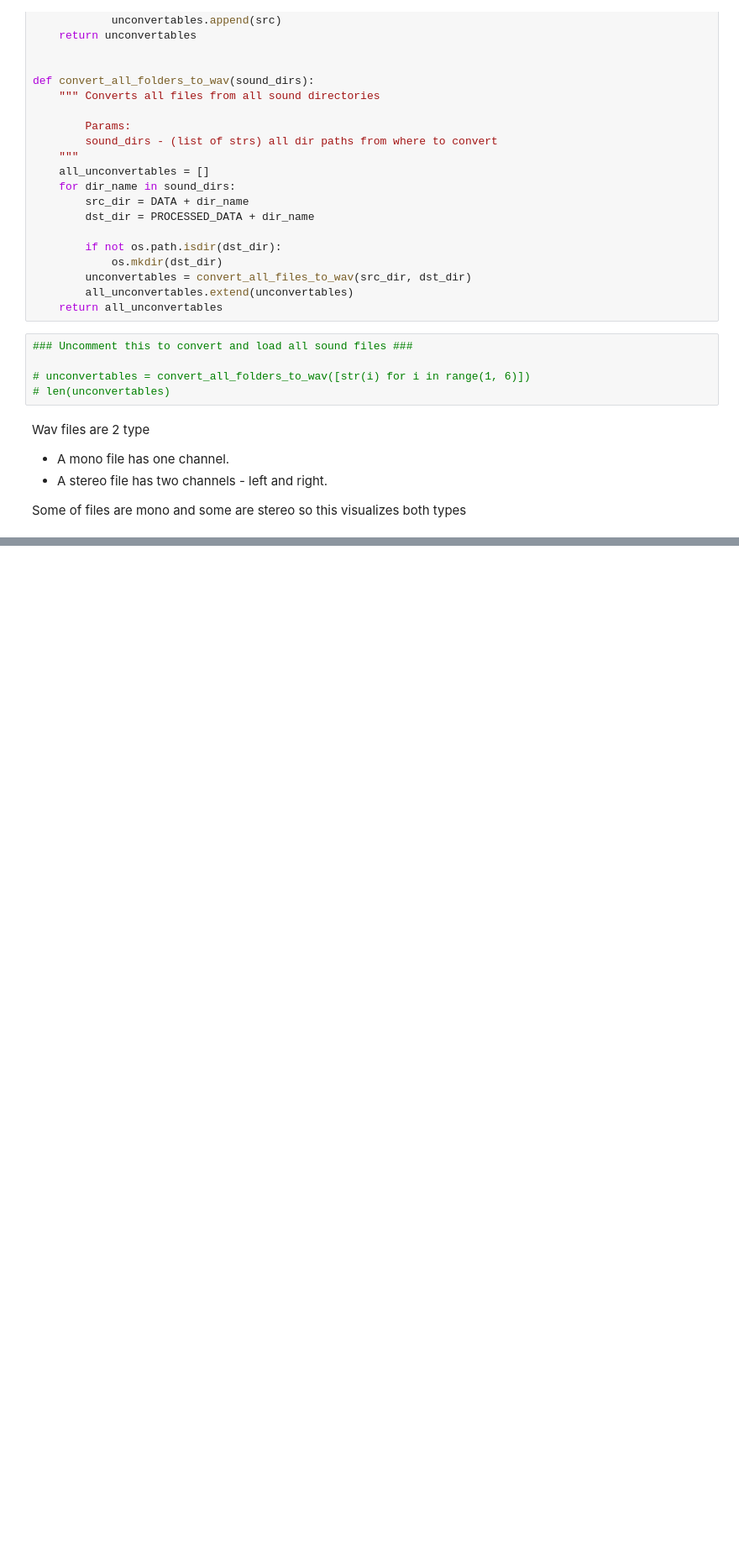
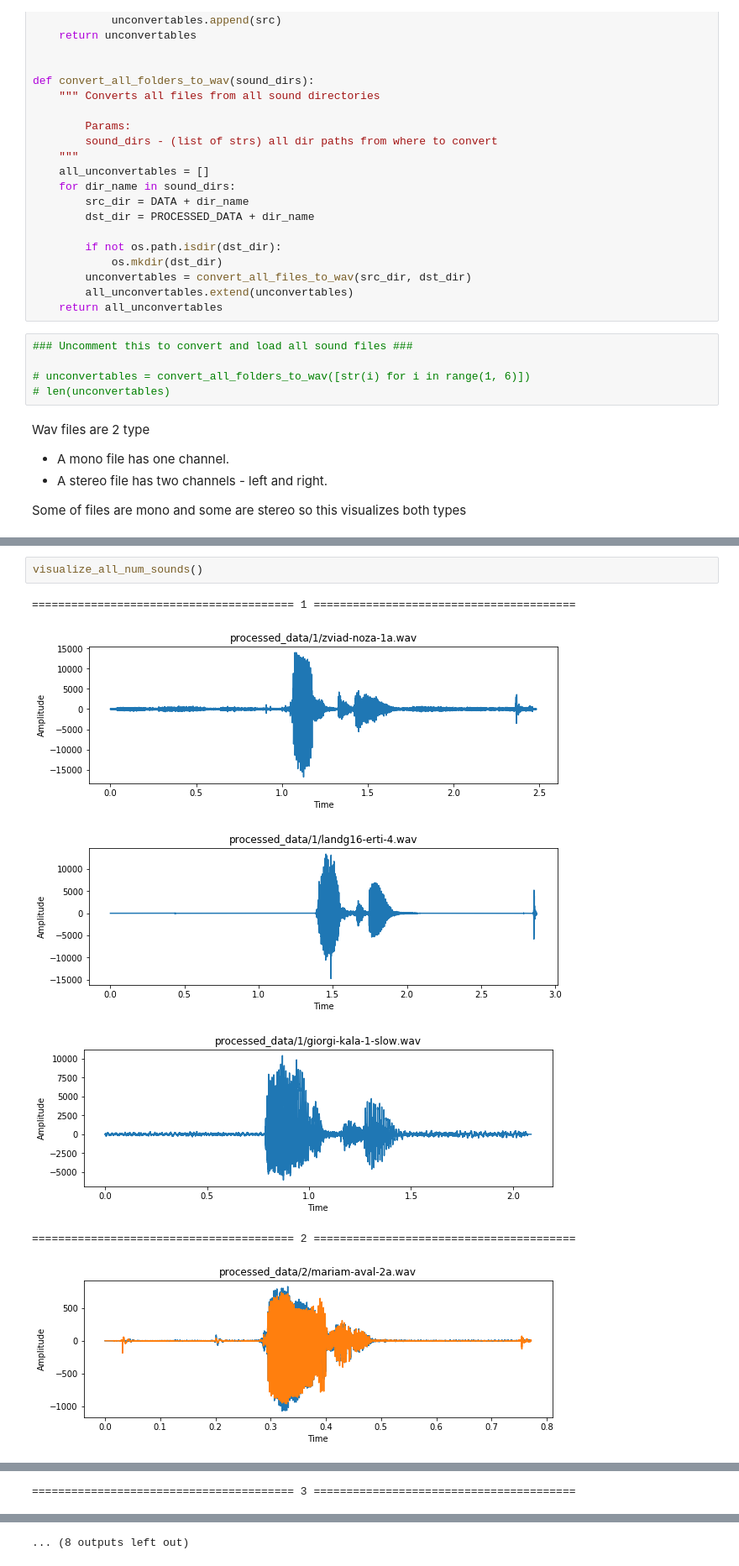
Before and after one commit to zvikinoza/MASR, a Jupyter notebook: masr.ipynb, the cells around one changed output, grey strips where cells are left out. Shown at 84% size. Saved outputs shown, nothing was run; the diff lists cells and outputs as text; blank space fills up the shorter version.

```diff
--- a/masr.ipynb
+++ b/masr.ipynb
@@ -143,0 +158,9 @@ for i, s in enumerate(one_sounds):
+# %%
+visualize_all_num_sounds()
+# %% [output]
+======================================== 1 ========================================
+[figure, added]
+[figure, added]
+[figure, added]
+======================================== 2 ========================================
+[figure, added]
@@ -143,0 +169 @@ for i, s in enumerate(one_sounds):
+======================================== 3 ========================================
@@ -143,0 +173 @@ for i, s in enumerate(one_sounds):
+... (8 outputs left out)
```
Also changed, not shown: parts of 5 cells of this notebook, 20 other files.
